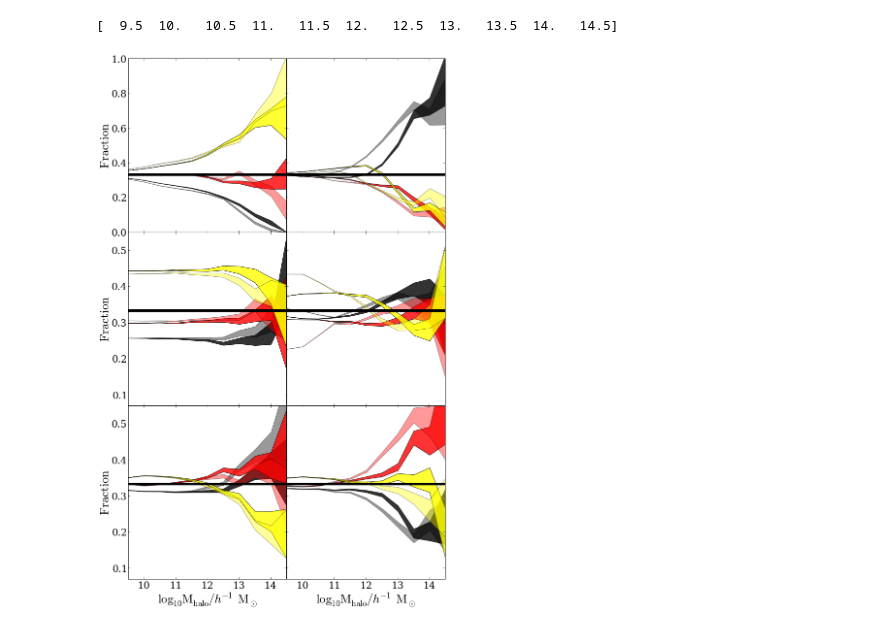
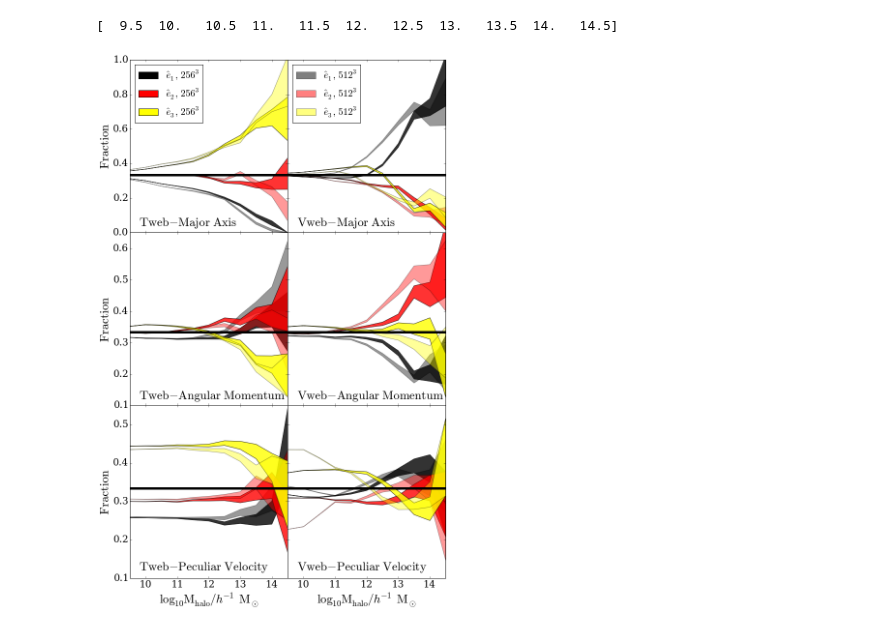
Before and after one commit to forero/Vweb-Tweb, a Jupyter notebook: code/PlotPreferential.ipynb, the cells around one changed output. Saved outputs shown, nothing was run; the diff lists cells and outputs as text; code cells hidden in the pictures.

```diff
--- a/code/PlotPreferential.ipynb
+++ b/code/PlotPreferential.ipynb
@@ -97,6 +97,11 @@ ax.set_ylim(0, 1)
 ax.xaxis.set_major_locator(plt.MultipleLocator(1.0))
 ax.xaxis.set_major_formatter(plt.NullFormatter())
 ax.set_ylabel("$\mathrm{Fraction}$")
+ax.text(9.8, 0.04,"$\mathrm{Tweb-Major\ Axis}$")
+p1 = Rectangle((0, 0), 1, 1, fc="black")
+p2 = Rectangle((0, 0), 1, 1, fc="red")
+p3 = Rectangle((0, 0), 1, 1, fc="yellow")
+ax.legend([p1, p2, p3], ["$\hat{e}_1,\ 256^3$", "$\hat{e}_2,\ 256^3$", "$\hat{e}_3,\ 256^3$"],prop={'size':20},loc=2)
 enlarge_labels(ax)
 
 
@@ -106,50 +111,59 @@ ax.set_xlim(9.5, 14.5)
 ax.set_ylim(0, 1)
 ax.yaxis.set_major_formatter(plt.NullFormatter())
 ax.xaxis.set_major_formatter(plt.NullFormatter())
+ax.text(9.8, 0.04,"$\mathrm{Vweb-Major\ Axis}$")
+p1 = Rectangle((0, 0), 1, 1, fc="black", alpha=0.5)
+p2 = Rectangle((0, 0), 1, 1, fc="red", alpha=0.5)
+p3 = Rectangle((0, 0), 1, 1, fc="yellow", alpha=0.5)
+ax.legend([p1, p2, p3], ["$\hat{e}_1,\ 512^3$", "$\hat{e}_2,\ 512^3$", "$\hat{e}_3,\ 512^3$"],prop={'size':20},loc=2)
 
 
 
 ax = fig.add_subplot(323)
-sub_plot(TWEB, A_V)
+sub_plot(TWEB, A_J)
 ax.set_xlim(9.5, 14.5)
-ax.set_ylim(0.07, 0.55)
+ax.set_ylim(0.1, 0.65)
 ax.xaxis.set_major_locator(plt.MultipleLocator(1.0))
 ax.xaxis.set_major_formatter(plt.NullFormatter())
 ax.set_ylabel("$\mathrm{Fraction}$")
+ax.text(9.8, 0.12,"$\mathrm{Tweb-Angular\ Momentum}$")
 enlarge_labels(ax)
 
 
 ax = fig.add_subplot(324)
-sub_plot(VWEB, A_V)
+sub_plot(VWEB, A_J)
 ax.set_xlim(9.5, 14.5)
-ax.set_ylim(0.07, 0.55)
+ax.set_ylim(0.1, 0.65)
 ax.yaxis.set_major_formatter(plt.NullFormatter())
 ax.xaxis.set_major_formatter(plt.NullFormatter())
+ax.text(9.8, 0.12,"$\mathrm{Vweb-Angular\ Momentum}$")
 #ax.yaxis.set_major_locator(plt.MultipleLocator(1.0))
 
 ax = fig.add_subplot(325)
-sub_plot(TWEB, A_J)
+sub_plot(TWEB, A_V)
 ax.set_xlim(9.5, 14.5)
-ax.set_ylim(0.07, 0.55)
+ax.set_ylim(0.1, 0.55)
 ax.xaxis.set_major_locator(plt.MultipleLocator(1.0))
 #ax.yaxis.set_major_locator(plt.MultipleLocator(1.0))
 ax.set_xlabel("$\log_{10}\mathrm{M_{halo}} / h^{-1}\ \mathrm{M}_{\odot}$")
 ax.set_ylabel("$\mathrm{Fraction}$")
+ax.text(9.8, 0.12,"$\mathrm{Tweb-Peculiar\ Velocity}$")
 enlarge_labels(ax)
 
 
 ax = fig.add_subplot(326)
-sub_plot(VWEB, A_J)
+sub_plot(VWEB, A_V)
 ax.set_xlim(9.5, 14.5)
-ax.set_ylim(0.07, 0.55)
+ax.set_ylim(0.1, 0.55)
 ax.yaxis.set_major_formatter(plt.NullFormatter())
 #ax.yaxis.set_major_locator(plt.MultipleLocator(1.0))
 ax.set_xlabel("$\log_{10}\mathrm{M_{halo}} / h^{-1}\ \mathrm{M}_{\odot}$")
+ax.text(9.8, 0.12,"$\mathrm{Vweb-Peculiar\ Velocity}$")
 enlarge_labels(ax)
 
 filename="preferential"
 savefig(filename + '.eps',format = 'eps', transparent=True)
 savefig(filename + '.pdf',format = 'pdf', transparent=True)
 savefig(filename + '.png',format = 'png', transparent=True)
 # %% [output]
-[figure, old version]
+[figure, new version]
```
